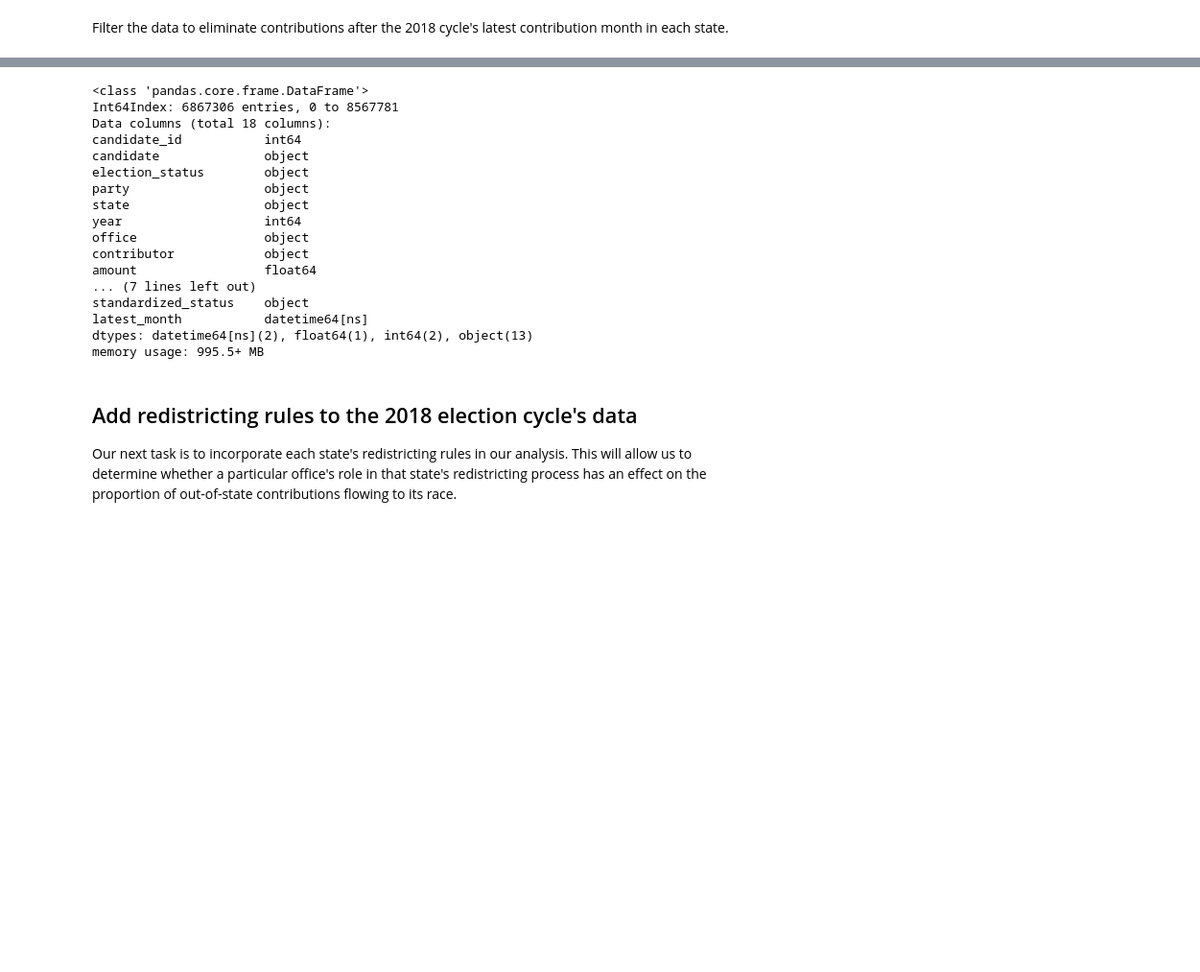
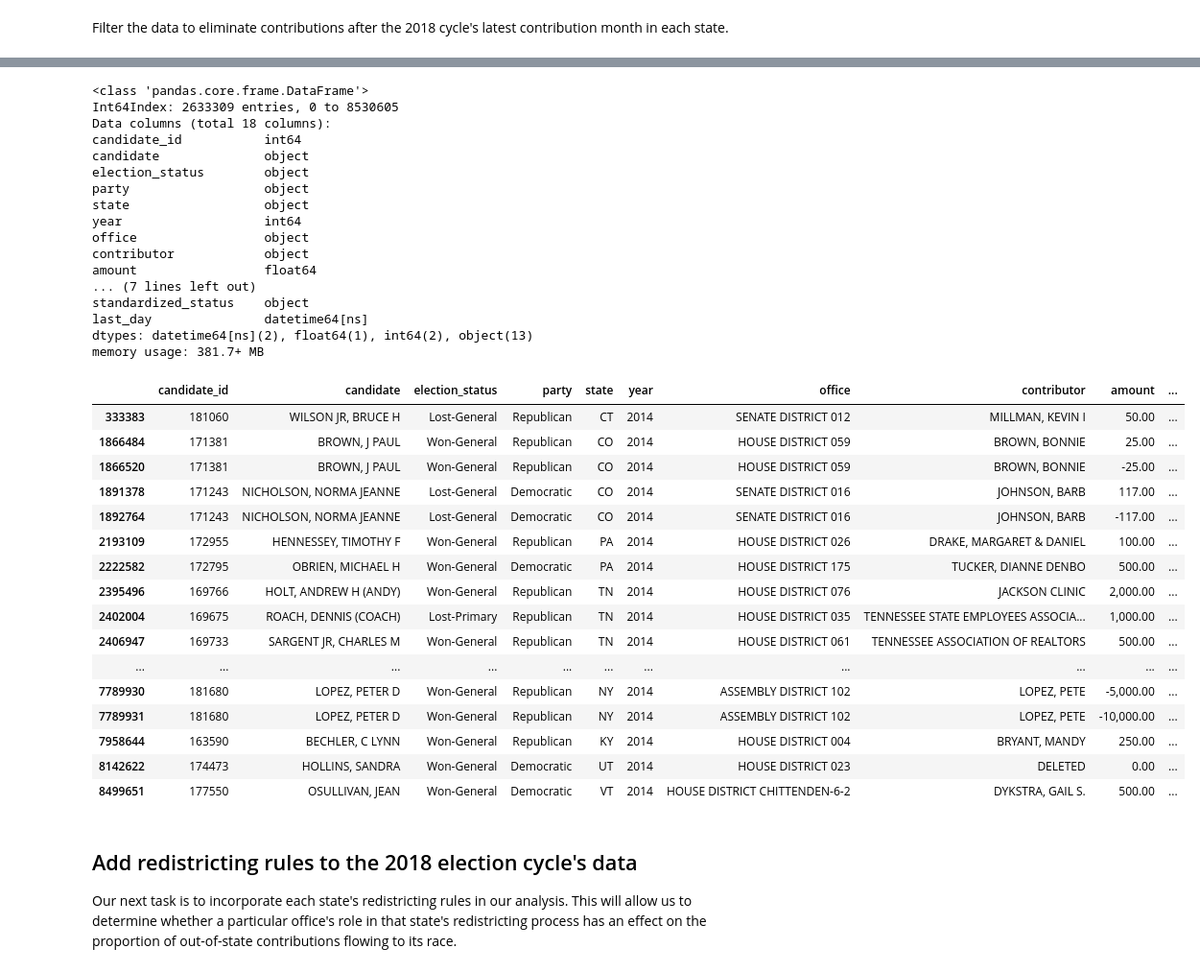
Before and after one commit to PublicI/out-of-state-contribs, a Jupyter notebook: data-prep.ipynb, the cells around one changed output, grey strips where cells are left out. Shown at 96% size. Drawn from its saved outputs; the diff is of its cells as text; code cells hidden in the pictures; blank space fills up the shorter version.

```diff
--- a/data-prep.ipynb
+++ b/data-prep.ipynb
@@ -325,11 +337,11 @@ contributions = contributions.merge(latest_month, on="state")
 # %% [markdown]
 Convert the year in the latest month column to its equivalent in the relevant election cycle.
 # %%
-contributions["latest_month"] = contributions["latest_month"].mask(contributions["year"] == 2014,
-                                           contributions["latest_month"] - pd.to_timedelta(4, unit="y"))
-contributions["latest_month"] = contributions["latest_month"].mask(contributions["year"] == 2010,
-                                           contributions["latest_month"] - pd.to_timedelta(8, unit="y"))
+contributions["last_day"] = contributions["last_day"].mask(contributions["year"] == 2014,
+                                           contributions["last_day"] - pd.to_timedelta(4, unit="y"))
+contributions["last_day"] = contributions["last_day"].mask(contributions["year"] == 2010,
+                                           contributions["last_day"] - pd.to_timedelta(8, unit="y"))
 # Remove time values from latest month column
-contributions["latest_month"] = pd.DatetimeIndex(contributions["latest_month"]).normalize()
+contributions["last_day"] = pd.DatetimeIndex(contributions["last_day"]).normalize()
 # %% [markdown]
 Filter the data to eliminate contributions after the 2018 cycle's latest contribution month in each state.
@@ -336,9 +368,9 @@ Filter the data to eliminate contributions after the 2018 cycle's latest contrib
 # %%
-contributions = contributions[contributions["date"] <= contributions["latest_month"]]
+contributions = contributions[contributions["date"] <= contributions["last_day"]]
 contributions.info()
 # %% [output]
 <class 'pandas.core.frame.DataFrame'>
-Int64Index: 6867306 entries, 0 to 8567781
+Int64Index: 2633309 entries, 0 to 8530605
 Data columns (total 18 columns):
 candidate_id           int64
 candidate              object
@@ -351,6 +383,26 @@ contributor            object
 amount                 float64
 ... (7 lines left out)
 standardized_status    object
-latest_month           datetime64[ns]
+last_day               datetime64[ns]
 dtypes: datetime64[ns](2), float64(1), int64(2), object(13)
-memory usage: 995.5+ MB
+memory usage: 381.7+ MB
+# %%
+contributions[contributions["year"] == 2014]
+# %% [output]
+|  | candidate_id | candidate | election_status | party | state | year | office | contributor | amount | ... |
+| 333383 | 181060 | WILSON JR, BRUCE H | Lost-General | Republican | CT | 2014 | SENATE DISTRICT 012 | MILLMAN, KEVIN I | 50.00 | ... |
+| 1866484 | 171381 | BROWN, J PAUL | Won-General | Republican | CO | 2014 | HOUSE DISTRICT 059 | BROWN, BONNIE | 25.00 | ... |
+| 1866520 | 171381 | BROWN, J PAUL | Won-General | Republican | CO | 2014 | HOUSE DISTRICT 059 | BROWN, BONNIE | -25.00 | ... |
+| 1891378 | 171243 | NICHOLSON, NORMA JEANNE | Lost-General | Democratic | CO | 2014 | SENATE DISTRICT 016 | JOHNSON, BARB | 117.00 | ... |
+| 1892764 | 171243 | NICHOLSON, NORMA JEANNE | Lost-General | Democratic | CO | 2014 | SENATE DISTRICT 016 | JOHNSON, BARB | -117.00 | ... |
+| 2193109 | 172955 | HENNESSEY, TIMOTHY F | Won-General | Republican | PA | 2014 | HOUSE DISTRICT 026 | DRAKE, MARGARET & DANIEL | 100.00 | ... |
+| 2222582 | 172795 | OBRIEN, MICHAEL H | Won-General | Democratic | PA | 2014 | HOUSE DISTRICT 175 | TUCKER, DIANNE DENBO | 500.00 | ... |
+| 2395496 | 169766 | HOLT, ANDREW H (ANDY) | Won-General | Republican | TN | 2014 | HOUSE DISTRICT 076 | JACKSON CLINIC | 2,000.00 | ... |
+| 2402004 | 169675 | ROACH, DENNIS (COACH) | Lost-Primary | Republican | TN | 2014 | HOUSE DISTRICT 035 | TENNESSEE STATE EMPLOYEES ASSOCIA... | 1,000.00 | ... |
+| 2406947 | 169733 | SARGENT JR, CHARLES M | Won-General | Republican | TN | 2014 | HOUSE DISTRICT 061 | TENNESSEE ASSOCIATION OF REALTORS | 500.00 | ... |
+| ... | ... | ... | ... | ... | ... | ... | ... | ... | ... | ... |
+| 7789930 | 181680 | LOPEZ, PETER D | Won-General | Republican | NY | 2014 | ASSEMBLY DISTRICT 102 | LOPEZ, PETE | -5,000.00 | ... |
+| 7789931 | 181680 | LOPEZ, PETER D | Won-General | Republican | NY | 2014 | ASSEMBLY DISTRICT 102 | LOPEZ, PETE | -10,000.00 | ... |
+| 7958644 | 163590 | BECHLER, C LYNN | Won-General | Republican | KY | 2014 | HOUSE DISTRICT 004 | BRYANT, MANDY | 250.00 | ... |
+| 8142622 | 174473 | HOLLINS, SANDRA | Won-General | Democratic | UT | 2014 | HOUSE DISTRICT 023 | DELETED | 0.00 | ... |
+| 8499651 | 177550 | OSULLIVAN, JEAN | Won-General | Democratic | VT | 2014 | HOUSE DISTRICT CHITTENDEN-6-2 | DYKSTRA, GAIL S. | 500.00 | ... |
```
Also changed, not shown: parts of 13 cells of this notebook, 1 other file.
